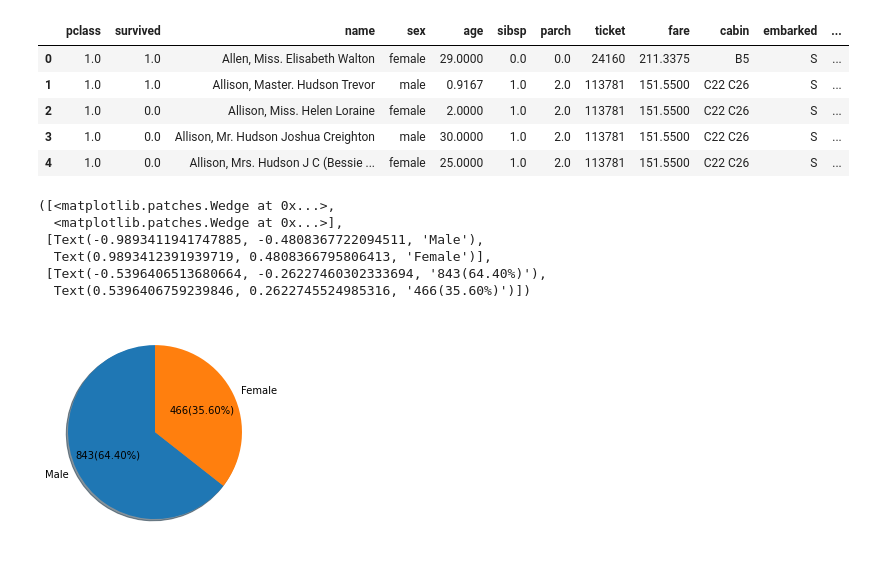
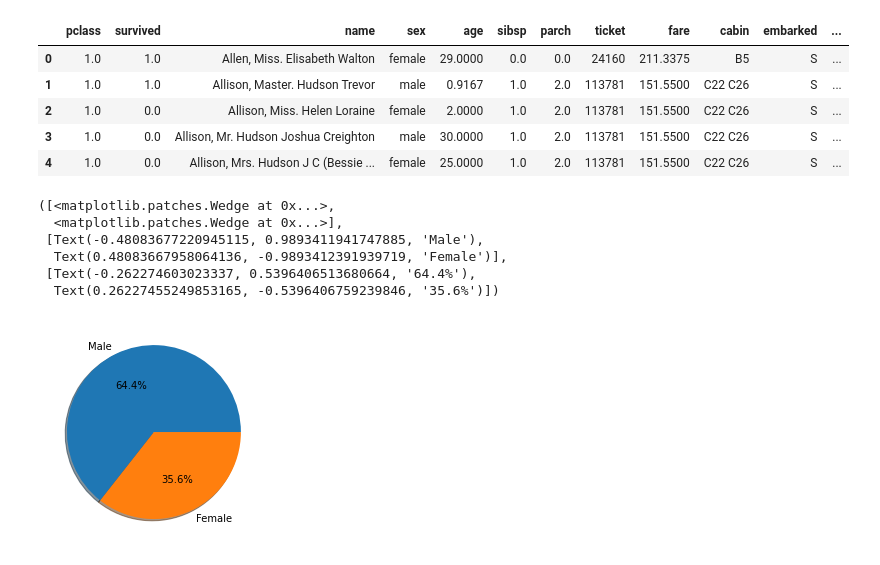
Before and after one commit to Varsha-Phanse/Ineuron-Assignments, a Jupyter notebook: Matplotlib assignment/matplotlib_assignment.ipynb, the cells around one changed output. Cells and saved outputs as stored; diff of their text form; code cells hidden in the pictures.

```diff
--- a/Matplotlib assignment/matplotlib_assignment.ipynb
+++ b/Matplotlib assignment/matplotlib_assignment.ipynb
@@ -23,11 +50,13 @@ def make_autopct(values):
 # %%
+#1. Create a pie chart presenting the male/female proportion
+
 lst=[titanic['sex'].value_counts()[0],titanic['sex'].value_counts()[1]]
-plt.pie((titanic['sex'].value_counts()),labels=('Male','Female'),autopct=make_autopct(lst),shadow=True,startangle=90)
+plt.pie((titanic['sex'].value_counts()),labels=('Male','Female'),autopct='%1.1f%%',shadow=True)
 # %% [output]
 ([<matplotlib.patches.Wedge at 0x...>,
   <matplotlib.patches.Wedge at 0x...>],
- [Text(-0.9893411941747885, -0.4808367722094511, 'Male'),
-  Text(0.9893412391939719, 0.4808366795806413, 'Female')],
- [Text(-0.5396406513680664, -0.26227460302333694, '843(64.40%)'),
-  Text(0.5396406759239846, 0.2622745524985316, '466(35.60%)')])
+ [Text(-0.48083677220945115, 0.9893411941747885, 'Male'),
+  Text(0.48083667958064136, -0.9893412391939719, 'Female')],
+ [Text(-0.262274603023337, 0.5396406513680664, '64.4%'),
+  Text(0.26227455249853165, -0.5396406759239846, '35.6%')])
-[figure, old version]
+[figure, new version]
```
Also changed, not shown: parts of 8 cells of this notebook.
